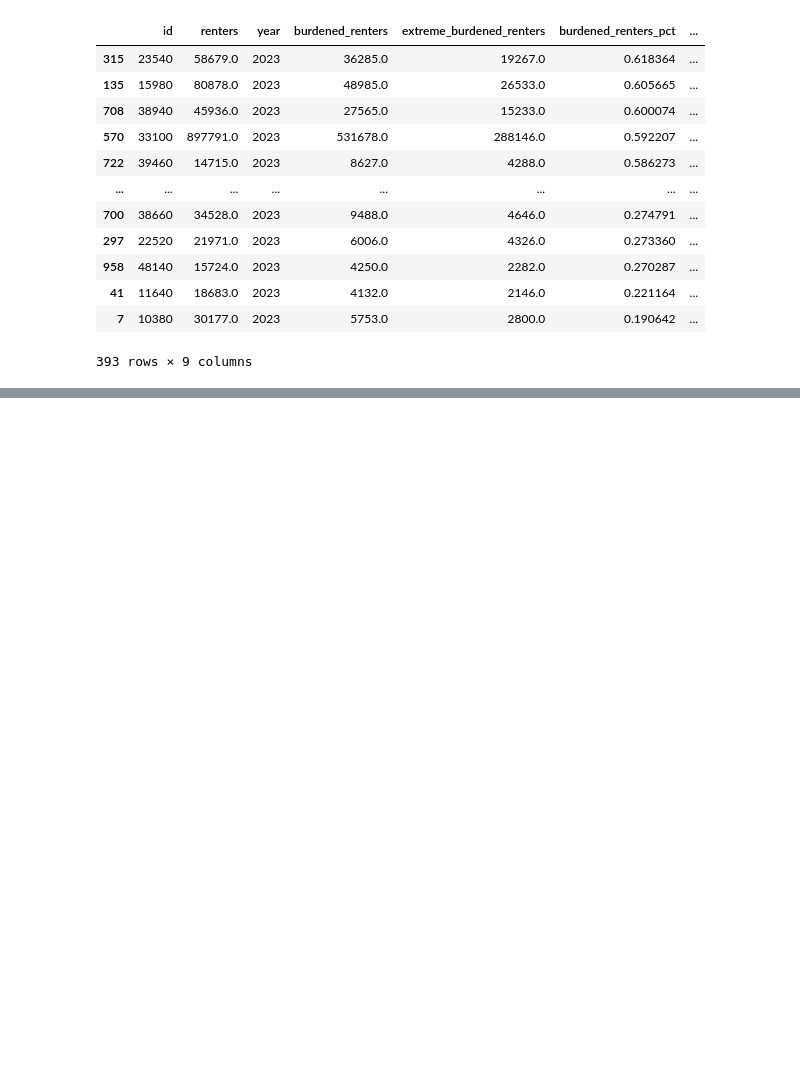
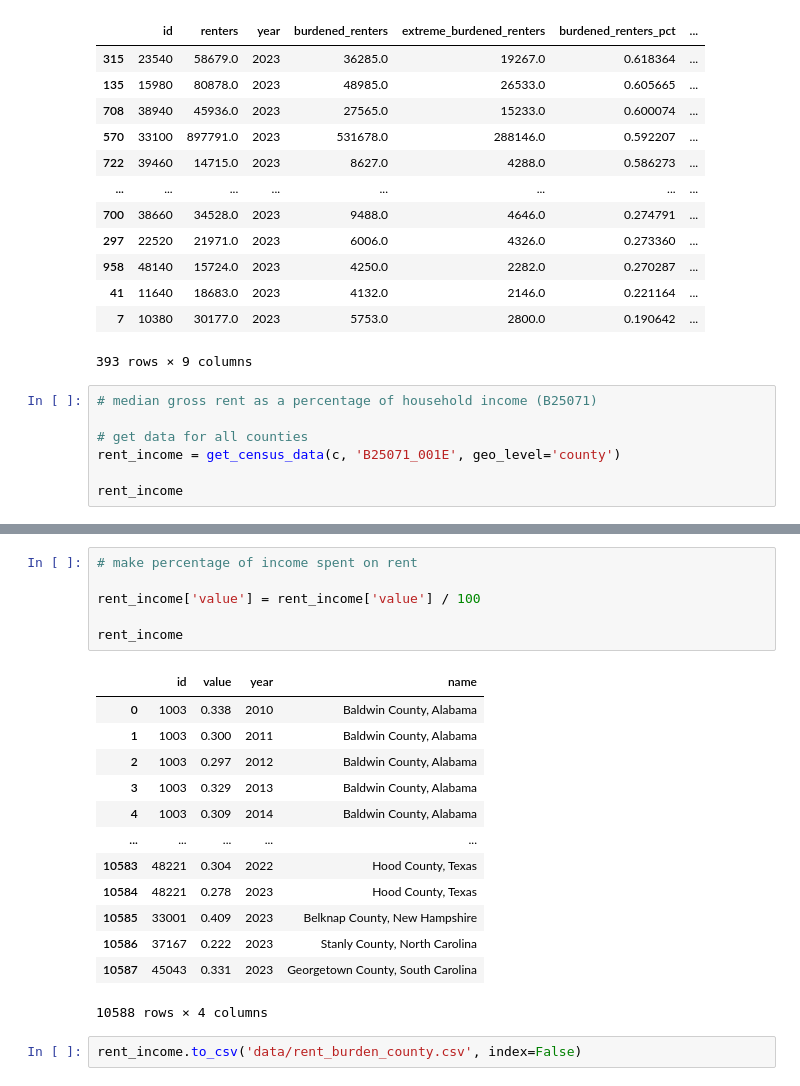
Before and after one commit to gmelmed/gmelmed.github.io, a Jupyter notebook: final_project/rent_burden.ipynb, the cells around one changed output, grey strips where cells are left out. Cells and saved outputs as stored; diff of their text form; blank space fills up the shorter version.

```diff
--- a/final_project/rent_burden.ipynb
+++ b/final_project/rent_burden.ipynb
@@ -432,3 +403,10 @@ msa_rental_data
 | 41 | 11640 | 18683.0 | 2023 | 4132.0 | 2146.0 | 0.221164 | ... |
 | 7 | 10380 | 30177.0 | 2023 | 5753.0 | 2800.0 | 0.190642 | ... |
 393 rows × 9 columns
+# %%
+# median gross rent as a percentage of household income (B25071)
+
+# get data for all counties
+rent_income = get_census_data(c, 'B25071_001E', geo_level='county')
+
+rent_income
@@ -434,0 +428,22 @@ msa_rental_data
+# %%
+# make percentage of income spent on rent
+
+rent_income['value'] = rent_income['value'] / 100
+
+rent_income
+# %% [output]
+|  | id | value | year | name |
+| 0 | 1003 | 0.338 | 2010 | Baldwin County, Alabama |
+| 1 | 1003 | 0.300 | 2011 | Baldwin County, Alabama |
+| 2 | 1003 | 0.297 | 2012 | Baldwin County, Alabama |
+| 3 | 1003 | 0.329 | 2013 | Baldwin County, Alabama |
+| 4 | 1003 | 0.309 | 2014 | Baldwin County, Alabama |
+| ... | ... | ... | ... | ... |
+| 10583 | 48221 | 0.304 | 2022 | Hood County, Texas |
+| 10584 | 48221 | 0.278 | 2023 | Hood County, Texas |
+| 10585 | 33001 | 0.409 | 2023 | Belknap County, New Hampshire |
+| 10586 | 37167 | 0.222 | 2023 | Stanly County, North Carolina |
+| 10587 | 45043 | 0.331 | 2023 | Georgetown County, South Carolina |
+10588 rows × 4 columns
+# %%
+rent_income.to_csv('data/rent_burden_county.csv', index=False)
```
Also changed, not shown: parts of 4 cells of this notebook, 3 other files.
